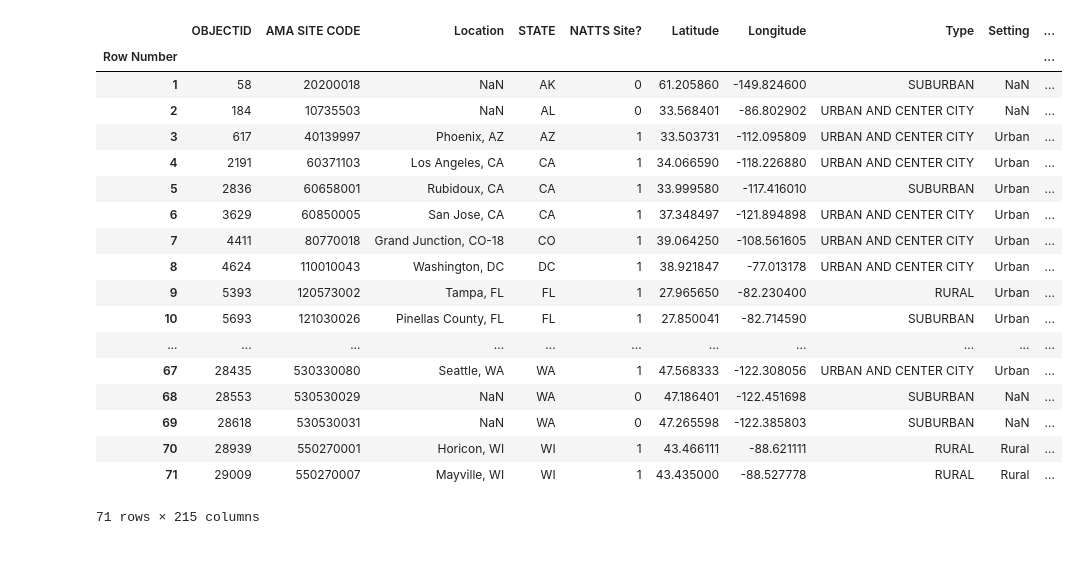
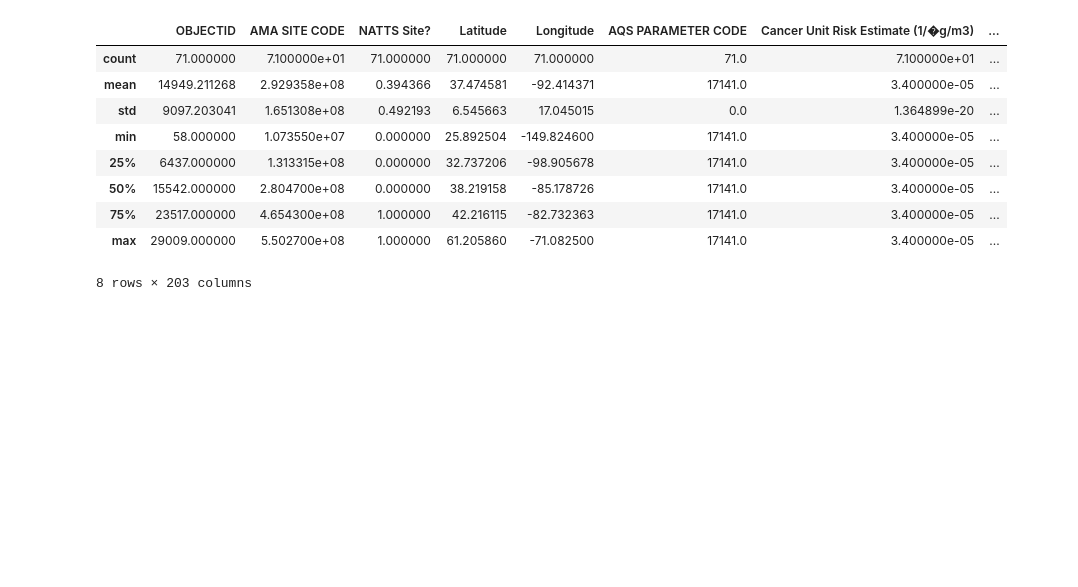
Before and after one commit to ProfOak7/Tutorials, a Jupyter notebook: EPA_Public_Data1.ipynb, the cells around one changed output. Drawn from its saved outputs; the diff is of its cells as text; code cells hidden in the pictures; blank space fills up the shorter version.

```diff
--- a/EPA_Public_Data1.ipynb
+++ b/EPA_Public_Data1.ipynb
@@ -168,27 +168,18 @@ def TwoCategoryMaster(dfmain,dfsub1,dfsub2,sub1name,sub2name):
 #LOAD DATA
 df = pd.read_csv('./CSVExport.csv', index_col=0) #This is the txt file output from PD imported as dataframe "df"
 # %%
-df
+df.describe()
 # %% [output]
-|  | OBJECTID | AMA SITE CODE | Location | STATE | NATTS Site? | Latitude | Longitude | Type | Setting | ... |
-| Row Number |  |  |  |  |  |  |  |  |  | ... |
-| 1 | 58 | 20200018 | NaN | AK | 0 | 61.205860 | -149.824600 | SUBURBAN | NaN | ... |
-| 2 | 184 | 10735503 | NaN | AL | 0 | 33.568401 | -86.802902 | URBAN AND CENTER CITY | NaN | ... |
-| 3 | 617 | 40139997 | Phoenix, AZ | AZ | 1 | 33.503731 | -112.095809 | URBAN AND CENTER CITY | Urban | ... |
-| 4 | 2191 | 60371103 | Los Angeles, CA | CA | 1 | 34.066590 | -118.226880 | URBAN AND CENTER CITY | Urban | ... |
-| 5 | 2836 | 60658001 | Rubidoux, CA | CA | 1 | 33.999580 | -117.416010 | SUBURBAN | Urban | ... |
-| 6 | 3629 | 60850005 | San Jose, CA | CA | 1 | 37.348497 | -121.894898 | URBAN AND CENTER CITY | Urban | ... |
-| 7 | 4411 | 80770018 | Grand Junction, CO-18 | CO | 1 | 39.064250 | -108.561605 | URBAN AND CENTER CITY | Urban | ... |
-| 8 | 4624 | 110010043 | Washington, DC | DC | 1 | 38.921847 | -77.013178 | URBAN AND CENTER CITY | Urban | ... |
-| 9 | 5393 | 120573002 | Tampa, FL | FL | 1 | 27.965650 | -82.230400 | RURAL | Urban | ... |
-| 10 | 5693 | 121030026 | Pinellas County, FL | FL | 1 | 27.850041 | -82.714590 | SUBURBAN | Urban | ... |
-| ... | ... | ... | ... | ... | ... | ... | ... | ... | ... | ... |
-| 67 | 28435 | 530330080 | Seattle, WA | WA | 1 | 47.568333 | -122.308056 | URBAN AND CENTER CITY | Urban | ... |
-| 68 | 28553 | 530530029 | NaN | WA | 0 | 47.186401 | -122.451698 | SUBURBAN | NaN | ... |
-| 69 | 28618 | 530530031 | NaN | WA | 0 | 47.265598 | -122.385803 | SUBURBAN | NaN | ... |
-| 70 | 28939 | 550270001 | Horicon, WI | WI | 1 | 43.466111 | -88.621111 | RURAL | Rural | ... |
-| 71 | 29009 | 550270007 | Mayville, WI | WI | 1 | 43.435000 | -88.527778 | RURAL | Rural | ... |
+|  | OBJECTID | AMA SITE CODE | NATTS Site? | Latitude | Longitude | AQS PARAMETER CODE | Cancer Unit Risk Estimate (1/�g/m3) | ... |
+| count | 71.000000 | 7.100000e+01 | 71.000000 | 71.000000 | 71.000000 | 71.0 | 7.100000e+01 | ... |
+| mean | 14949.211268 | 2.929358e+08 | 0.394366 | 37.474581 | -92.414371 | 17141.0 | 3.400000e-05 | ... |
+| std | 9097.203041 | 1.651308e+08 | 0.492193 | 6.545663 | 17.045015 | 0.0 | 1.364899e-20 | ... |
+| min | 58.000000 | 1.073550e+07 | 0.000000 | 25.892504 | -149.824600 | 17141.0 | 3.400000e-05 | ... |
+| 25% | 6437.000000 | 1.313315e+08 | 0.000000 | 32.737206 | -98.905678 | 17141.0 | 3.400000e-05 | ... |
+| 50% | 15542.000000 | 2.804700e+08 | 0.000000 | 38.219158 | -85.178726 | 17141.0 | 3.400000e-05 | ... |
+| 75% | 23517.000000 | 4.654300e+08 | 1.000000 | 42.216115 | -82.732363 | 17141.0 | 3.400000e-05 | ... |
+| max | 29009.000000 | 5.502700e+08 | 1.000000 | 61.205860 | -71.082500 | 17141.0 | 3.400000e-05 | ... |
-71 rows × 215 columns
+8 rows × 203 columns
 # %% [markdown]
 #
 # %%
```
Also changed, not shown: parts of 16 cells of this notebook.
